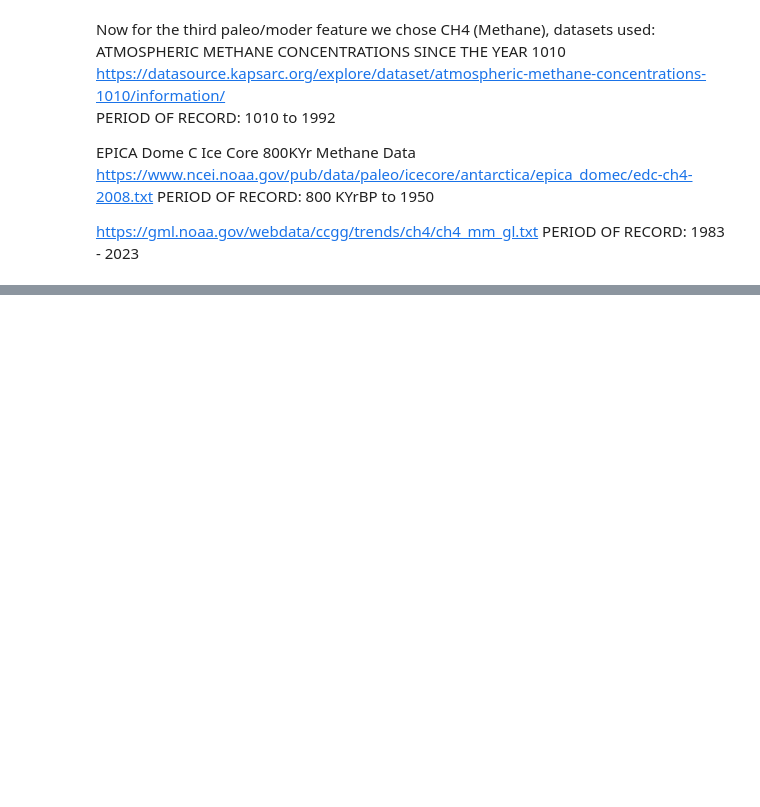
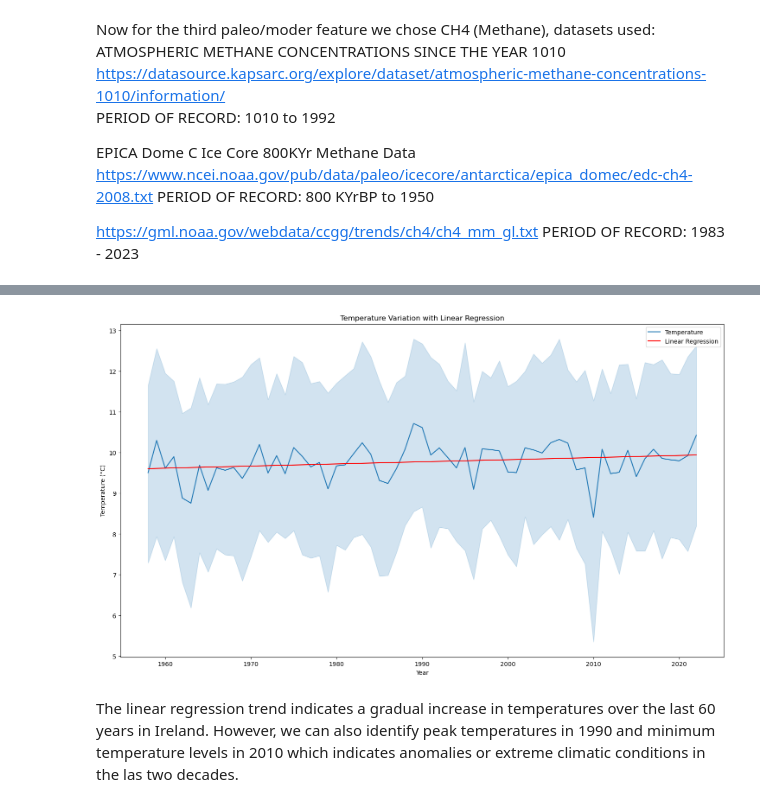
Before and after one commit to yimak/Programming_for_DA_project_2, a Jupyter notebook: project.ipynb, the cells around one changed output, grey strips where cells are left out. Drawn from its saved outputs; the diff is of its cells as text; code cells hidden in the pictures; blank space fills up the shorter version.

```diff
--- a/project.ipynb
+++ b/project.ipynb
@@ -164,0 +214,36 @@ PERIOD OF RECORD: 1983 - 2023
+# %%
+# Temperature Ireland from 1958 to 2022
+
+import pandas as pd
+import matplotlib.pyplot as plt
+import seaborn as sns
+import numpy as np
+
+# Read the data
+data = pd.read_csv('Temp_ireland.csv', delimiter=',', decimal=',')
+
+# Convert 'Year' column to datetime
+data['Yearr'] = pd.to_datetime(data['Year'].astype(str))
+
+# Plot the temperature data
+plt.figure(figsize=(18, 10))
+sns.lineplot(data=data, x='Yearr', y='VALUE', label='Temperature')
+
+# for the linear regression, the variable 'Yearr' must be converted to int
+m, intercept = np.polyfit(data['Yearr'].astype(int), data['VALUE'], 1)
+regression_line = m * data['Yearr'].astype(int) + intercept
+
+# Plot the regression line
+plt.plot(data['Yearr'], regression_line, color='red', label='Linear Regression')
+
+# Set plot title and labels
+plt.title('Temperature Variation with Linear Regression')
+plt.xlabel('Year')
+plt.ylabel('Temperature (°C)')
+plt.legend()
+
+plt.show()
+# %% [output]
+[figure, added]
+# %% [markdown]
+The linear regression trend indicates a gradual increase in temperatures over the last 60 years in Ireland. However, we can also identify peak temperatures in 1990 and minimum temperature levels in 2010 which indicates anomalies or extreme climatic conditions in the las two decades.
```
Also changed, not shown: parts of 6 cells of this notebook, 3 other files.
